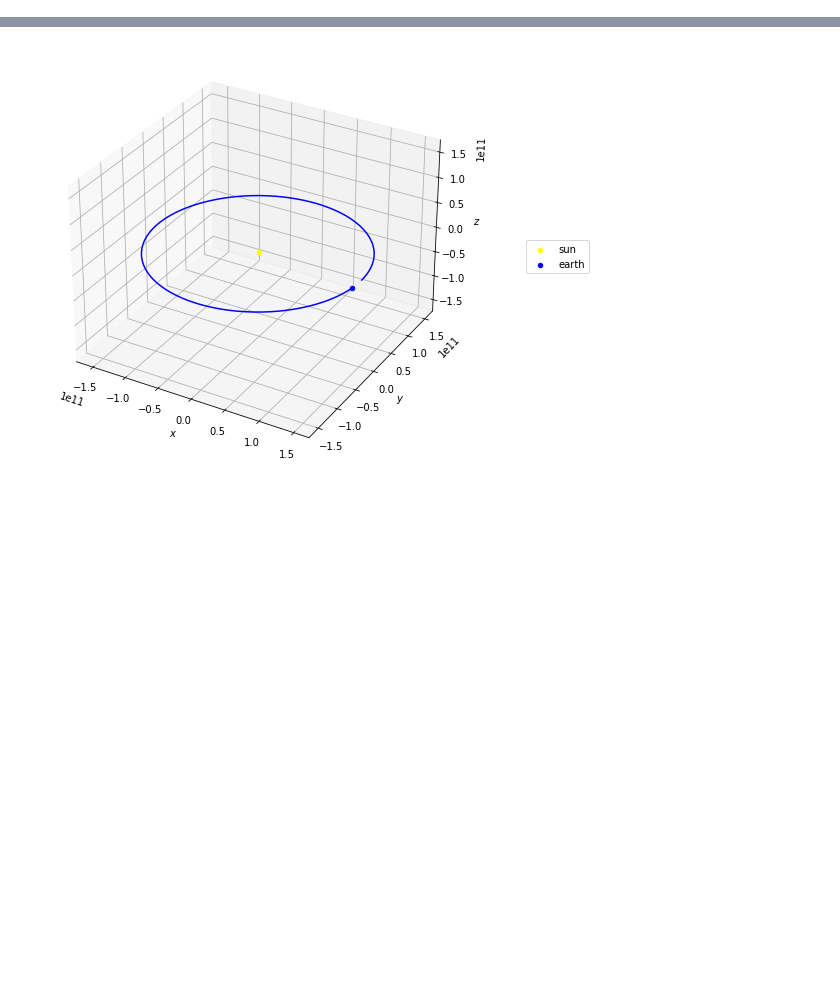
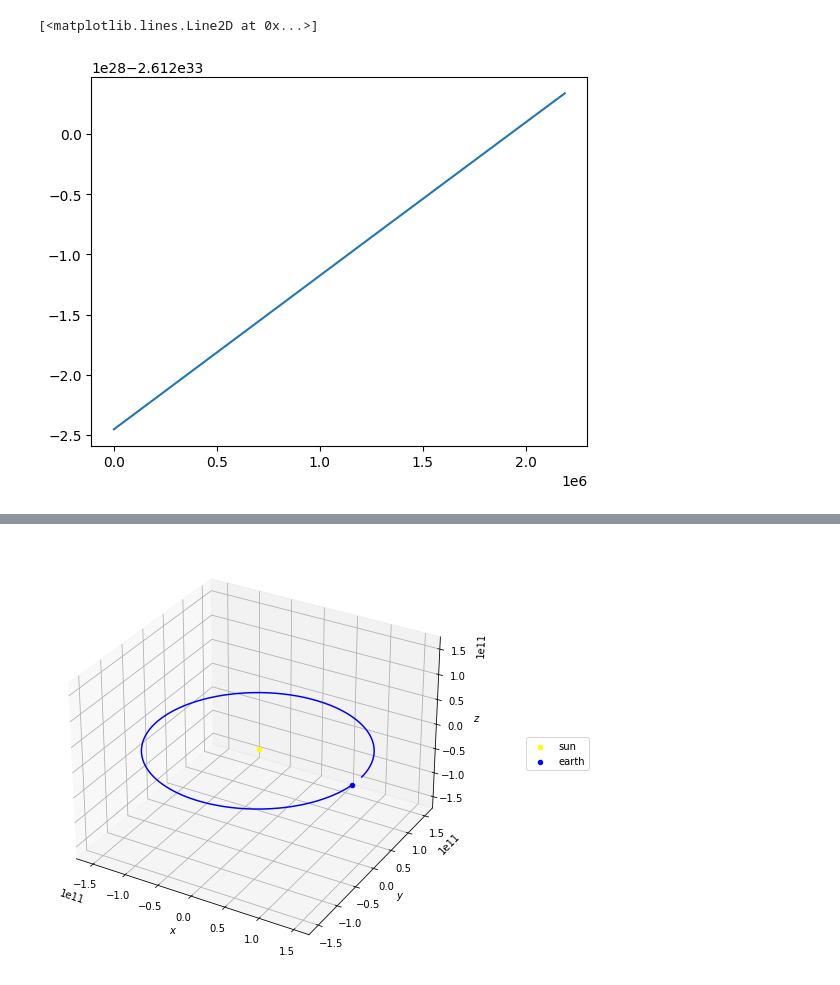
Before and after one commit to whuang259/Math714Project, a Jupyter notebook: nbody-simulation.ipynb, the cells around one changed output, grey strips where cells are left out. Cells and saved outputs as stored; diff of their text form; code cells hidden in the pictures; blank space fills up the shorter version.

Commit message:
plotting

```diff
--- a/nbody-simulation.ipynb
+++ b/nbody-simulation.ipynb
@@ -266,0 +323,19 @@ class NBodySimulation:
+# %%
+p1 = Body([0., 0., 0.], SM, [0., 0., 0.], "Sun")
+p2 = Body([AU, 0., 0.], 5.972e24, [0., 30000., 0.], "Earth")
+
+p3 = Body([0., 0., 0.], SM, [0., 0., 0.], "Sun")
+p4 = Body([AU, 0., 0.], 5.972e24, [0., 30000., 0.], "Earth")
+
+dt = 60
+steps = 365*100
+
+sim1 = NBodySimulation([p1, p2], dt, steps, LeapfrogIntegrator, BarnesHutForceCalculator)
+sim2 = NBodySimulation([p3, p4], 2*dt, steps, RK4Integrator, BarnesHutForceCalculator)
+sim1.run()
+sim2.run()
+
+plt.plot(np.arange(steps) * dt, sim1.get_energy(), label="Leapfrog sim Energy")
+# %% [output]
+[<matplotlib.lines.Line2D at 0x...>]
+[figure, added]
```
Also changed, not shown: parts of 5 cells of this notebook.
